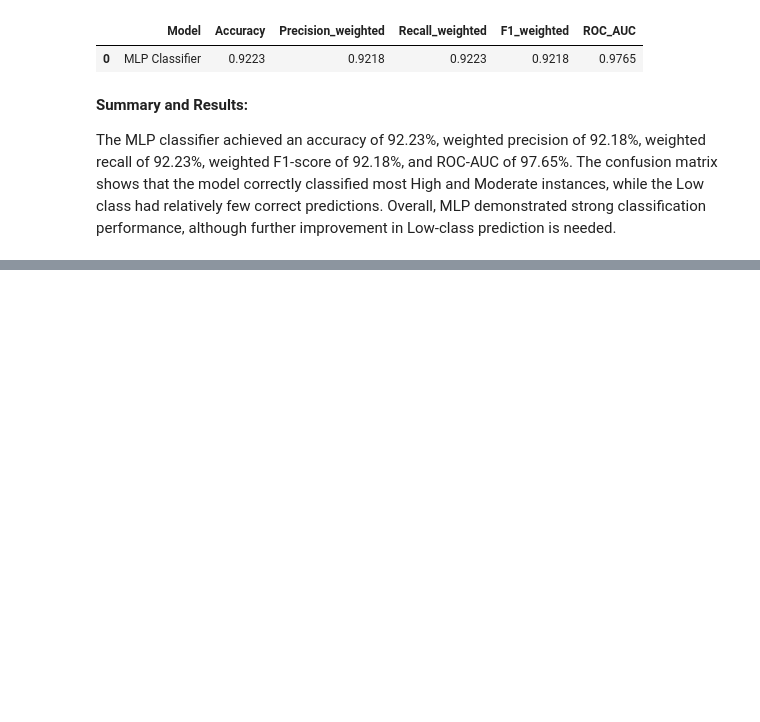
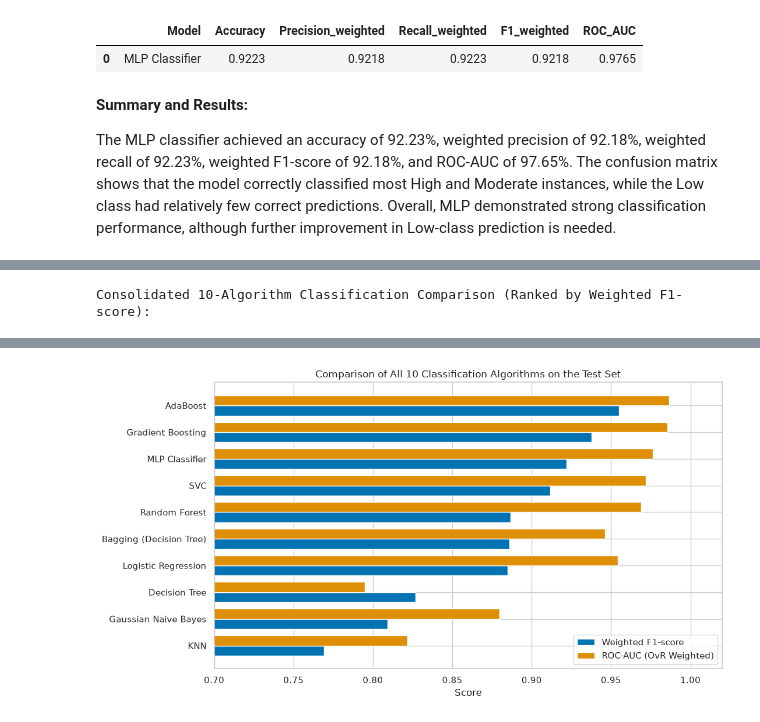
Before and after one commit to MohithKumar128/ML-301, a Jupyter notebook: notebooks/classification.ipynb, the cells around one changed output, grey strips where cells are left out. Drawn from its saved outputs; the diff is of its cells as text; code cells hidden in the pictures; blank space fills up the shorter version.

Commit message:
Add classification best-model selection

```diff
--- a/notebooks/classification.ipynb
+++ b/notebooks/classification.ipynb
@@ -2513,0 +2518,72 @@ The MLP classifier achieved an accuracy of 92.23%, weighted precision of 92.18%,
+# %%
+# Load and consolidate all 10 classification model results
+
+model_files = [
+    "01_logistic_regression.csv",
+    "02_knn_classifier.csv",
+    "03_gaussian_naive_bayes.csv",
+    "04_decision_tree_classifier.csv",
+    "05_svc.csv",
+    "06_random_forest.csv",
+    "07_adaboost.csv",
+    "08_gradient_boosting.csv",
+    "09_bagging.csv",
+    "10_mlp.csv"
+]
+
+comparison_frames = [
+    pd.read_csv(results_dir / fname) for fname in model_files
+]
+
+classification_comparison = pd.concat(
+    comparison_frames, ignore_index=True
+).rename(columns={
+    "Precision_weighted": "Weighted Precision",
+    "Recall_weighted": "Weighted Recall",
+    "F1_weighted": "Weighted F1-score",
+    "ROC_AUC": "ROC-AUC"
+})
+
+# Save consolidated table
+comparison_file = results_dir / "classification_comparison.csv"
+classification_comparison.to_csv(comparison_file, index=False)
+
+# Rank models by Weighted F1-score
+ranked_comparison = classification_comparison.sort_values(
+    by="Weighted F1-score", ascending=False
+).reset_index(drop=True)
+ranked_comparison.index = ranked_comparison.index + 1
+ranked_comparison.index.name = "Rank"
+
+print("Consolidated 10-Algorithm Classification Comparison (Ranked by Weighted F1-score):")
+display(ranked_comparison.round(4))
+
+# Plot comparative Weighted F1-score and ROC-AUC across all 10 models
+fig, ax = plt.subplots(figsize=(11, 6))
+plot_df = ranked_comparison.sort_values(by="Weighted F1-score", ascending=True)
+y_pos = np.arange(len(plot_df))
+bar_height = 0.38
+
+ax.barh(
+    y_pos - bar_height / 2,
+    plot_df["Weighted F1-score"],
+    height=bar_height,
+    label="Weighted F1-score"
+)
+ax.barh(
+    y_pos + bar_height / 2,
+    plot_df["ROC-AUC"],
+    height=bar_height,
+    label="ROC-AUC (OvR Weighted)"
+)
+
+ax.set_yticks(y_pos)
+ax.set_yticklabels(plot_df["Model"])
+ax.set_xlim(0.70, 1.02)
+ax.set_xlabel("Score")
+ax.set_title("Comparison of All 10 Classification Algorithms on the Test Set")
+ax.legend(loc="lower right")
+plt.tight_layout()
+plt.show()
+# %% [output]
+Consolidated 10-Algorithm Classification Comparison (Ranked by Weighted F1-score):
@@ -2513,0 +2602 @@ The MLP classifier achieved an accuracy of 92.23%, weighted precision of 92.18%,
+[figure, added]
```
Also changed, not shown: parts of 4 cells of this notebook.
